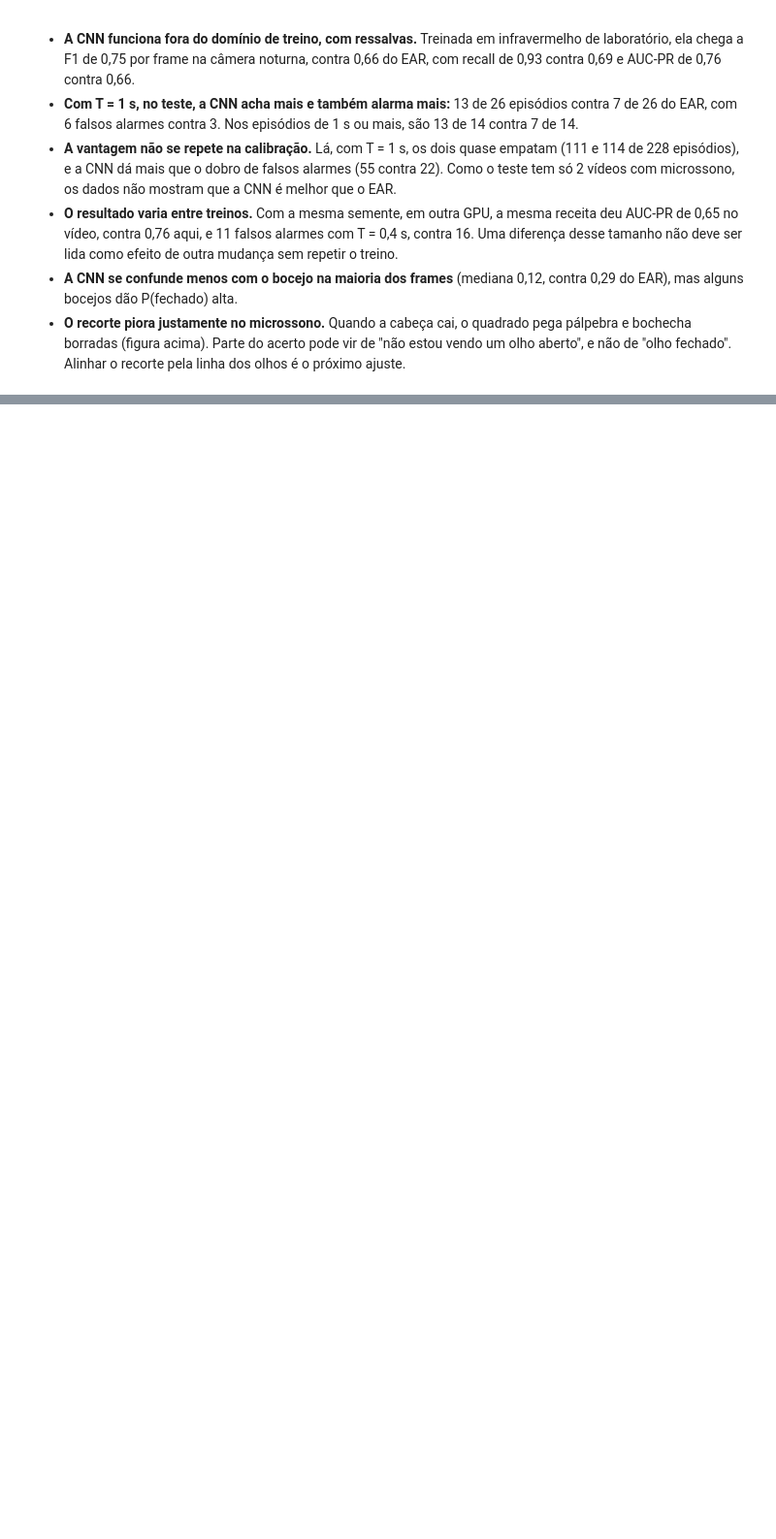
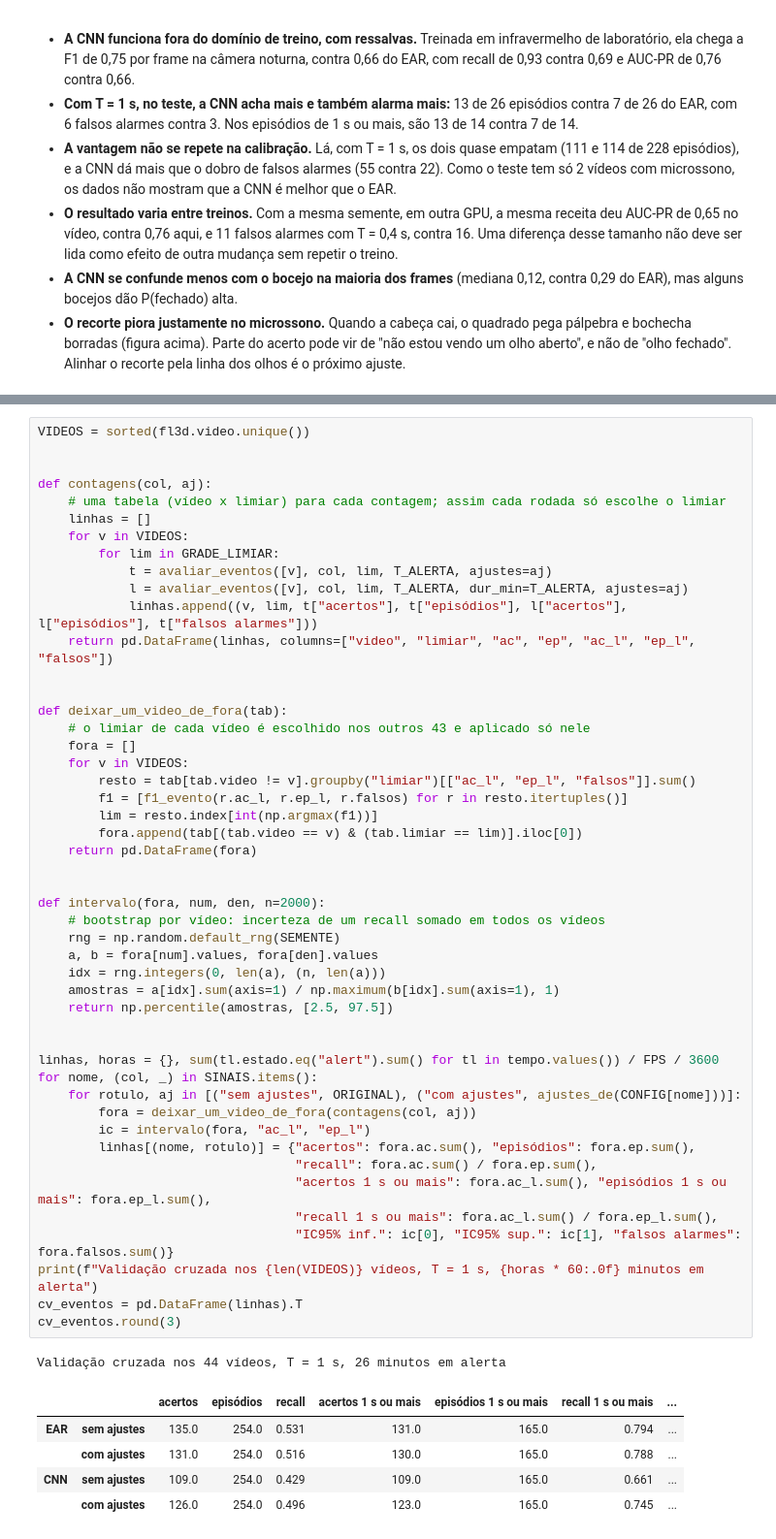
Before and after one commit to rcapozzielli/entrega_final_InsperAI_Wakely, a Jupyter notebook: wakely.ipynb, the cells around one changed output, grey strips where cells are left out. Shown at 97% size. Saved outputs shown, nothing was run; the diff lists cells and outputs as text; blank space fills up the shorter version.

```diff
--- a/wakely.ipynb
+++ b/wakely.ipynb
@@ -864,0 +1006,55 @@ teste.groupby("estado")[["fech_ear", "fech_cnn"]].agg(["mean", "median"]).round(
+# %%
+VIDEOS = sorted(fl3d.video.unique())
+
+
+def contagens(col, aj):
+    # uma tabela (vídeo x limiar) para cada contagem; assim cada rodada só escolhe o limiar
+    linhas = []
+    for v in VIDEOS:
+        for lim in GRADE_LIMIAR:
+            t = avaliar_eventos([v], col, lim, T_ALERTA, ajustes=aj)
+            l = avaliar_eventos([v], col, lim, T_ALERTA, dur_min=T_ALERTA, ajustes=aj)
+            linhas.append((v, lim, t["acertos"], t["episódios"], l["acertos"], l["episódios"], t["falsos alarmes"]))
+    return pd.DataFrame(linhas, columns=["video", "limiar", "ac", "ep", "ac_l", "ep_l", "falsos"])
+
+
+def deixar_um_video_de_fora(tab):
+    # o limiar de cada vídeo é escolhido nos outros 43 e aplicado só nele
+    fora = []
+    for v in VIDEOS:
+        resto = tab[tab.video != v].groupby("limiar")[["ac_l", "ep_l", "falsos"]].sum()
+        f1 = [f1_evento(r.ac_l, r.ep_l, r.falsos) for r in resto.itertuples()]
+        lim = resto.index[int(np.argmax(f1))]
+        fora.append(tab[(tab.video == v) & (tab.limiar == lim)].iloc[0])
+    return pd.DataFrame(fora)
+
+
+def intervalo(fora, num, den, n=2000):
+    # bootstrap por vídeo: incerteza de um recall somado em todos os vídeos
+    rng = np.random.default_rng(SEMENTE)
+    a, b = fora[num].values, fora[den].values
+    idx = rng.integers(0, len(a), (n, len(a)))
+    amostras = a[idx].sum(axis=1) / np.maximum(b[idx].sum(axis=1), 1)
+    return np.percentile(amostras, [2.5, 97.5])
+
+
+linhas, horas = {}, sum(tl.estado.eq("alert").sum() for tl in tempo.values()) / FPS / 3600
+for nome, (col, _) in SINAIS.items():
+    for rotulo, aj in [("sem ajustes", ORIGINAL), ("com ajustes", ajustes_de(CONFIG[nome]))]:
+        fora = deixar_um_video_de_fora(contagens(col, aj))
+        ic = intervalo(fora, "ac_l", "ep_l")
+        linhas[(nome, rotulo)] = {"acertos": fora.ac.sum(), "episódios": fora.ep.sum(),
+                                  "recall": fora.ac.sum() / fora.ep.sum(),
+                                  "acertos 1 s ou mais": fora.ac_l.sum(), "episódios 1 s ou mais": fora.ep_l.sum(),
+                                  "recall 1 s ou mais": fora.ac_l.sum() / fora.ep_l.sum(),
+                                  "IC95% inf.": ic[0], "IC95% sup.": ic[1], "falsos alarmes": fora.falsos.sum()}
+print(f"Validação cruzada nos {len(VIDEOS)} vídeos, T = 1 s, {horas * 60:.0f} minutos em alerta")
+cv_eventos = pd.DataFrame(linhas).T
+cv_eventos.round(3)
+# %% [output]
+Validação cruzada nos 44 vídeos, T = 1 s, 26 minutos em alerta
+|  |  | acertos | episódios | recall | acertos 1 s ou mais | episódios 1 s ou mais | recall 1 s ou mais | ... |
+| EAR | sem ajustes | 135.0 | 254.0 | 0.531 | 131.0 | 165.0 | 0.794 | ... |
+|  | com ajustes | 131.0 | 254.0 | 0.516 | 130.0 | 165.0 | 0.788 | ... |
+| CNN | sem ajustes | 109.0 | 254.0 | 0.429 | 109.0 | 165.0 | 0.661 | ... |
+|  | com ajustes | 126.0 | 254.0 | 0.496 | 123.0 | 165.0 | 0.745 | ... |
```
Also changed, not shown: parts of 8 cells of this notebook, 1 other file.
